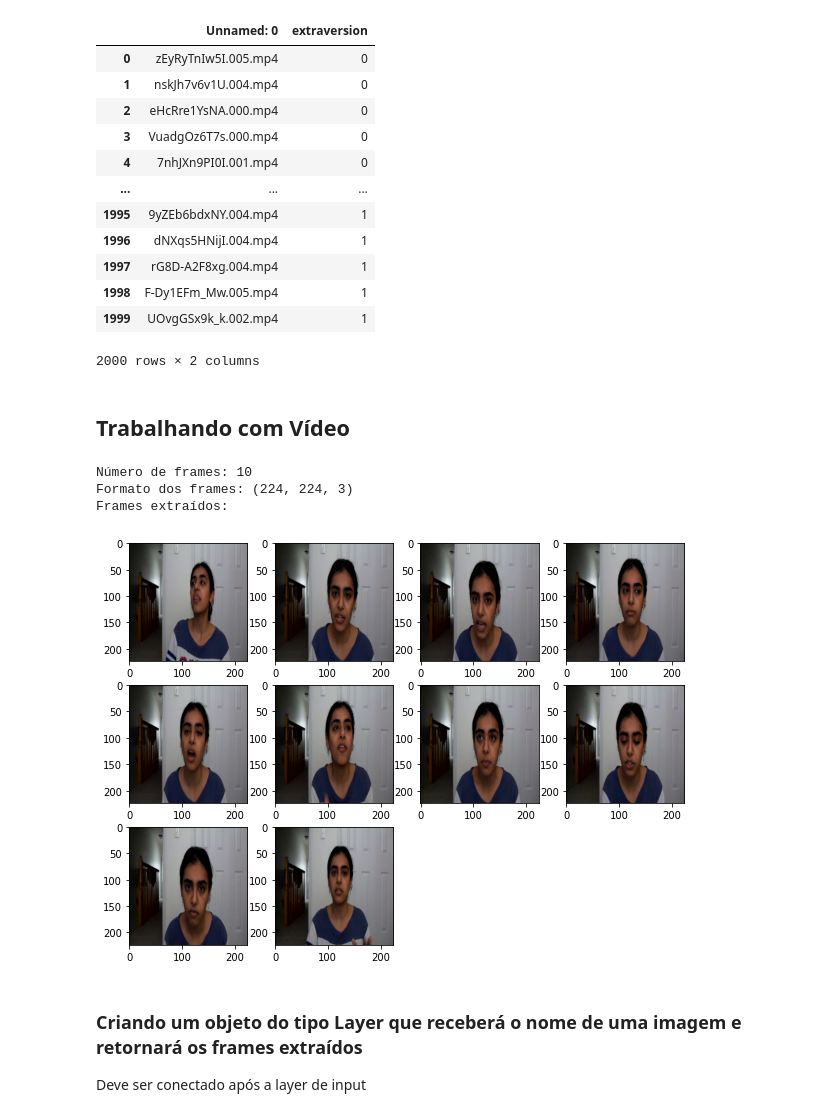
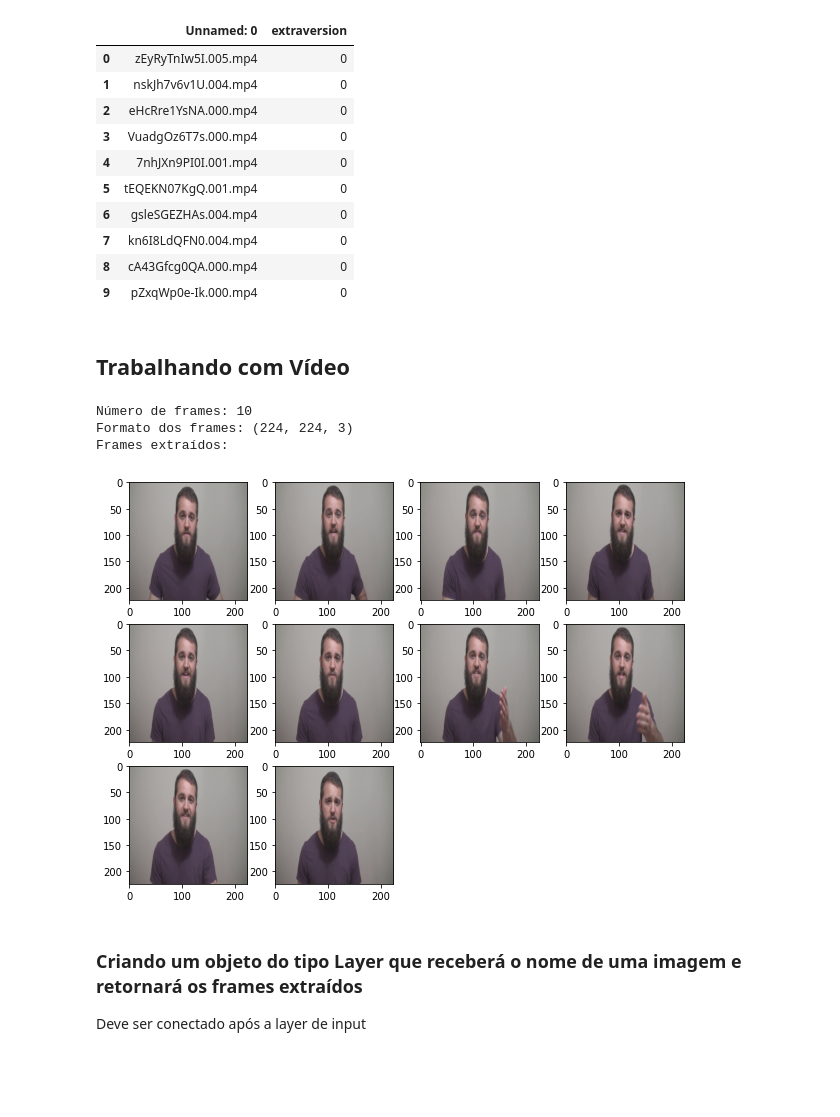
Before and after one commit to oallace/transformers-personality, a Jupyter notebook: working-with-videos.ipynb, the cells around one changed output. Saved outputs shown, nothing was run; the diff lists cells and outputs as text; code cells hidden in the pictures; blank space fills up the shorter version.

```diff
--- a/working-with-videos.ipynb
+++ b/working-with-videos.ipynb
@@ -7,7 +7,7 @@ data_path = "../chalearn_dataset"
 data_training = pd.read_csv(f"{data_path}/train/extraversion_data.csv")
 df_training = pd.DataFrame.from_dict(data_training)
 
-df_training.head(2000)
+df_training.head(10)
 # %% [output]
 |  | Unnamed: 0 | extraversion |
 | 0 | zEyRyTnIw5I.005.mp4 | 0 |
@@ -15,13 +15,11 @@ df_training.head(2000)
 | 2 | eHcRre1YsNA.000.mp4 | 0 |
 | 3 | VuadgOz6T7s.000.mp4 | 0 |
 | 4 | 7nhJXn9PI0I.001.mp4 | 0 |
-| ... | ... | ... |
-| 1995 | 9yZEb6bdxNY.004.mp4 | 1 |
-| 1996 | dNXqs5HNijI.004.mp4 | 1 |
-| 1997 | rG8D-A2F8xg.004.mp4 | 1 |
-| 1998 | F-Dy1EFm_Mw.005.mp4 | 1 |
-| 1999 | UOvgGSx9k_k.002.mp4 | 1 |
+| 5 | tEQEKN07KgQ.001.mp4 | 0 |
+| 6 | gsleSGEZHAs.004.mp4 | 0 |
+| 7 | kn6I8LdQFN0.004.mp4 | 0 |
+| 8 | cA43Gfcg0QA.000.mp4 | 0 |
+| 9 | pZxqWp0e-Ik.000.mp4 | 0 |
-2000 rows × 2 columns
 # %% [markdown]
 ## Trabalhando com Vídeo
 # %%
@@ -44,26 +42,26 @@ def extract_video_frames(video_name, data_path, n=10, dim=(224, 224)):
     return np.array(frames)
 # %%
 # Testando a função extract_video_frames e analisando a sua saída
-video_name = "oANKg9_grdA.004.mp4"
+video_name = "be0DQawtVkE.000.mp4"
 video_data_path = f"{data_path}/train/"
 number_of_frames=10
 
 frames = extract_video_frames(video_name, video_data_path, number_of_frames)
 print(f"Número de frames: {frames.shape[0]}\nFormato dos frames: {frames.shape[1:]}")
 
 # Plotando o resultado:
 print("Frames extraídos:")
 fig = plt.figure(figsize=(10, 10))
 rows = 4
 columns = 4
 for _ in range(number_of_frames):
     fig.add_subplot(rows, columns, _ + 1)
     plt.imshow(frames[_])
 # %% [output]
 Número de frames: 10
 Formato dos frames: (224, 224, 3)
 Frames extraídos:
-[figure, old version]
+[figure, new version]
 # %% [markdown]
 ### Criando um objeto do tipo Layer que receberá o nome de uma imagem e retornará os frames extraídos
 
```
Also changed, not shown: parts of 3 cells of this notebook.
